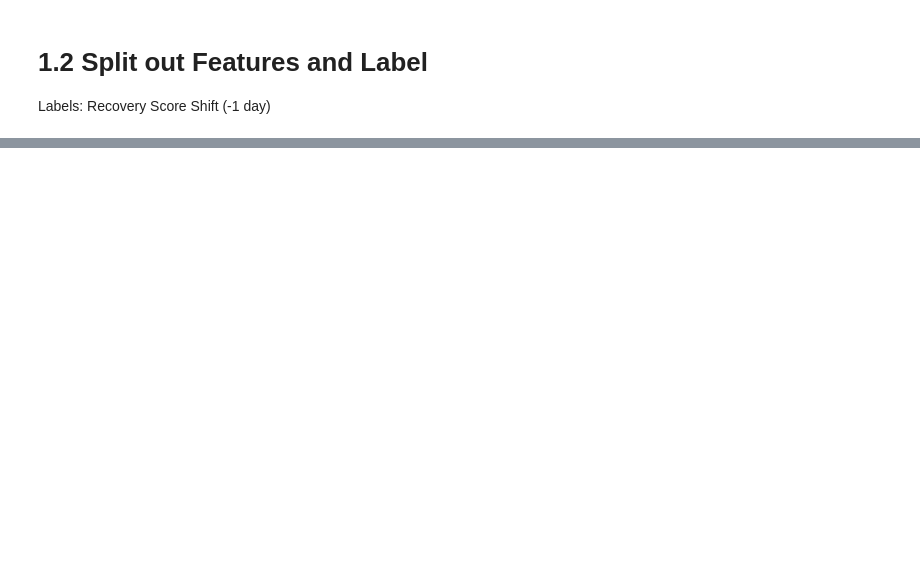
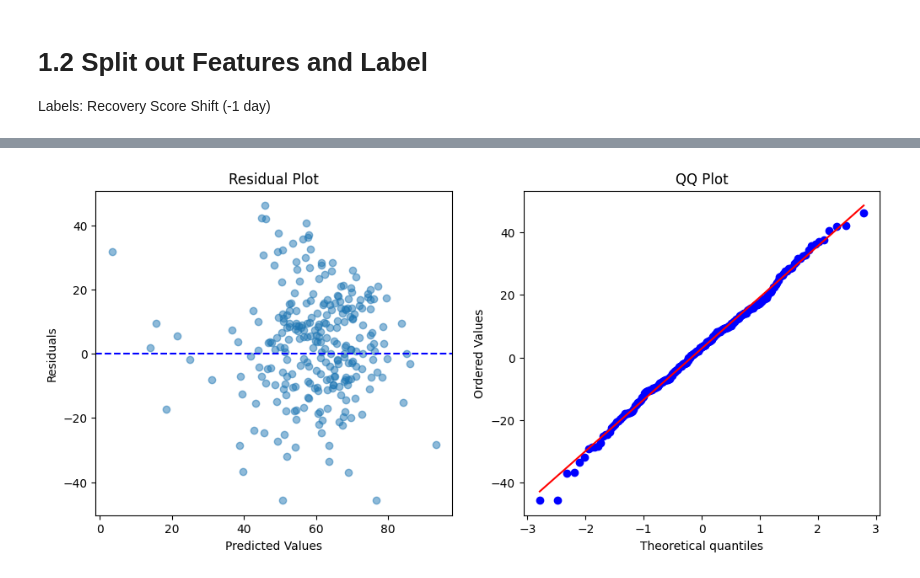
Before and after one commit to JordanPickles/whoop-recovery-predictor, a Jupyter notebook: notebooks/03_model_training.ipynb, the cells around one changed output, grey strips where cells are left out. Drawn from its saved outputs; the diff is of its cells as text; code cells hidden in the pictures; blank space fills up the shorter version.

Commit message:
feat(model): Builds the linear regression baseline model

```diff
--- a/notebooks/03_model_training.ipynb
+++ b/notebooks/03_model_training.ipynb
@@ -60,0 +60,14 @@ KeyError: 'recovery_score_shift'
+# %%
+from sklearn.linear_model import LinearRegression
+from sklearn.metrics import mean_absolute_error, mean_squared_error, r2_score
+import numpy as np
+
+lr = LinearRegression()
+lr.fit(X_train, y_train)
+y_pred_lr = lr.predict(X_test)
+
+
+print(f"MAE: {mean_absolute_error(y_test, y_pred_lr):.2f}")
+print(f"RMSE: {np.sqrt(mean_squared_error(y_test, y_pred_lr)):.2f}")
+print(f"R2: {r2_score(y_test, y_pred_lr):.2f}")
+print(f"The Linear Model explains {r2_score(y_test, y_pred_lr)*100:.2f}% of the variance in tomorrows Recovery Score")
@@ -60,0 +92,24 @@ KeyError: 'recovery_score_shift'
+# %%
+import matplotlib.pyplot as plt
+import scipy.stats as stats
+from scipy.stats import probplot
+
+
+residuals = np.subtract(np.array(y_test), y_pred_lr).astype(float).flatten() # difference between actual and predicted
+
+fig, (ax1, ax2) = plt.subplots(1,2, figsize=(12,5))
+ax1.scatter(y_pred_lr, residuals, alpha=0.5)
+ax1.axhline(y=0, color='b', linestyle='--')
+ax1.set_xlabel('Predicted Values')
+ax1.set_ylabel('Residuals')
+ax1.set_title('Residual Plot')
+
+# QQ plot
+stats.probplot(residuals, plot=ax2)
+ax2.set_title('QQ Plot')
+
+
+
+plt.show()
+# %% [output]
+[figure, added]
```
Also changed, not shown: parts of 6 cells of this notebook, 2 other files.
